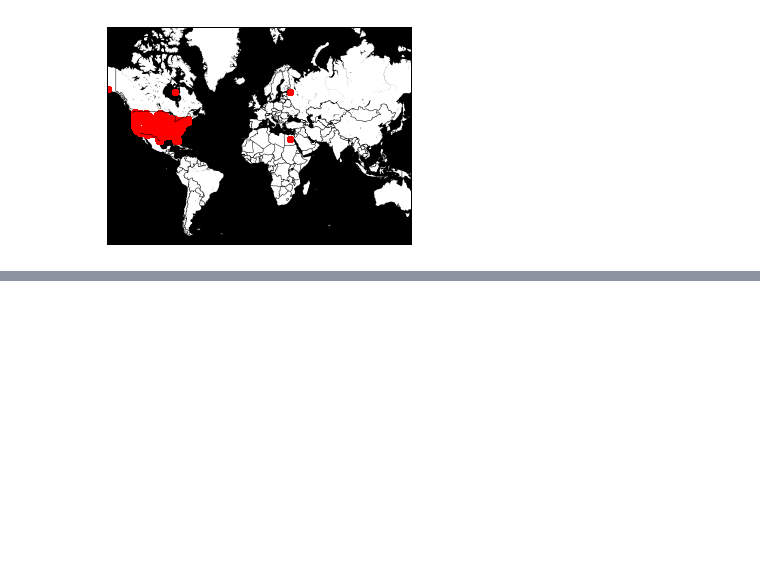
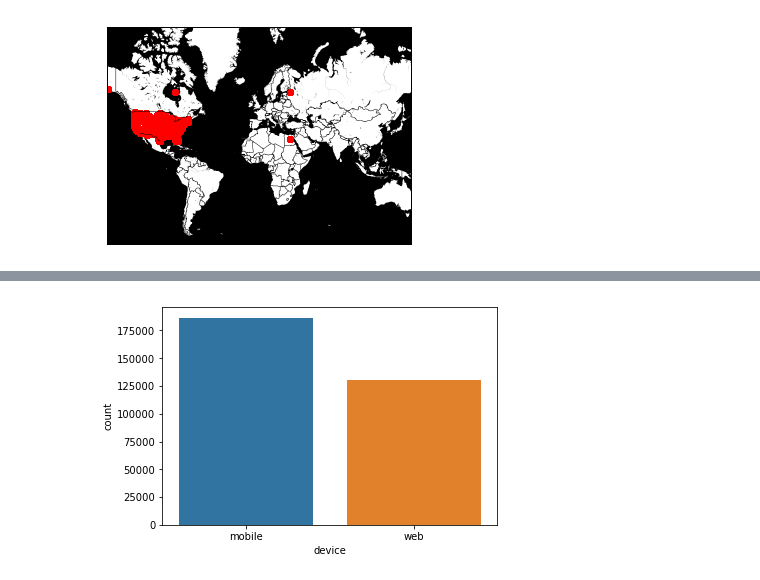
Before and after one commit to rebeccak1/pricing-test, a Jupyter notebook: pricing-test.ipynb, the cells around one changed output, grey strips where cells are left out. Cells and saved outputs as stored; diff of their text form; code cells hidden in the pictures; blank space fills up the shorter version.

```diff
--- a/pricing-test.ipynb
+++ b/pricing-test.ipynb
@@ -85,0 +117,5 @@ Query: https://maps.google.com/maps/api/geocode/json?latlng=42.890000%2C-78.8600
+# %%
+sns.countplot(data=df,x='device')
+plt.show()
+# %% [output]
+[figure, added]
```
Also changed, not shown: parts of 30 cells of this notebook.
